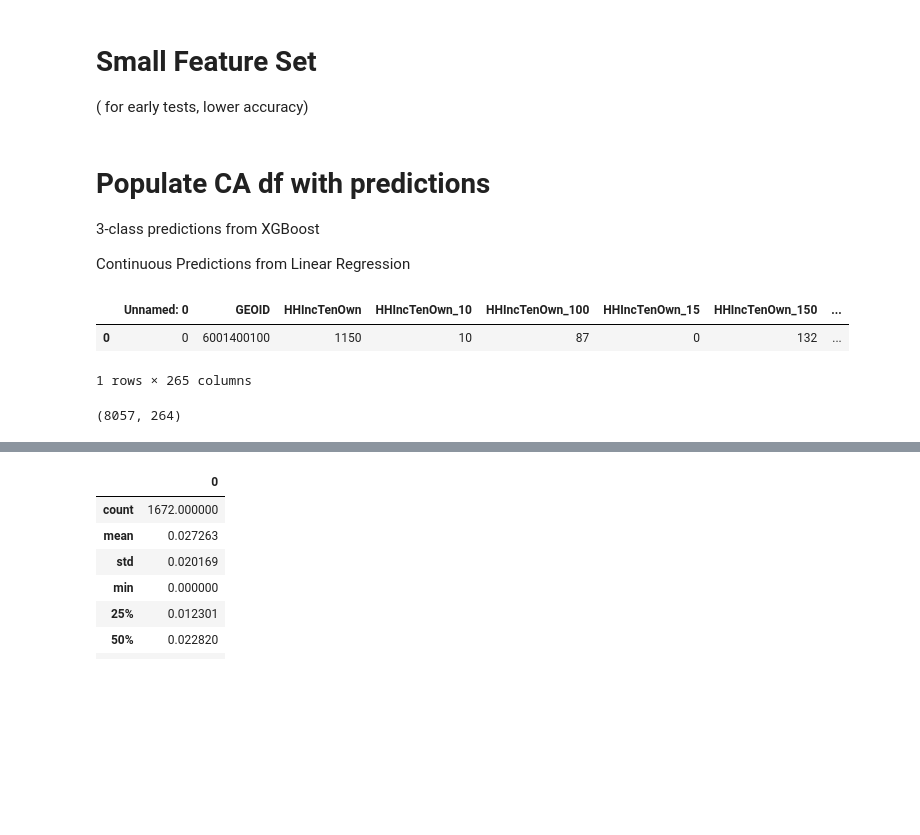
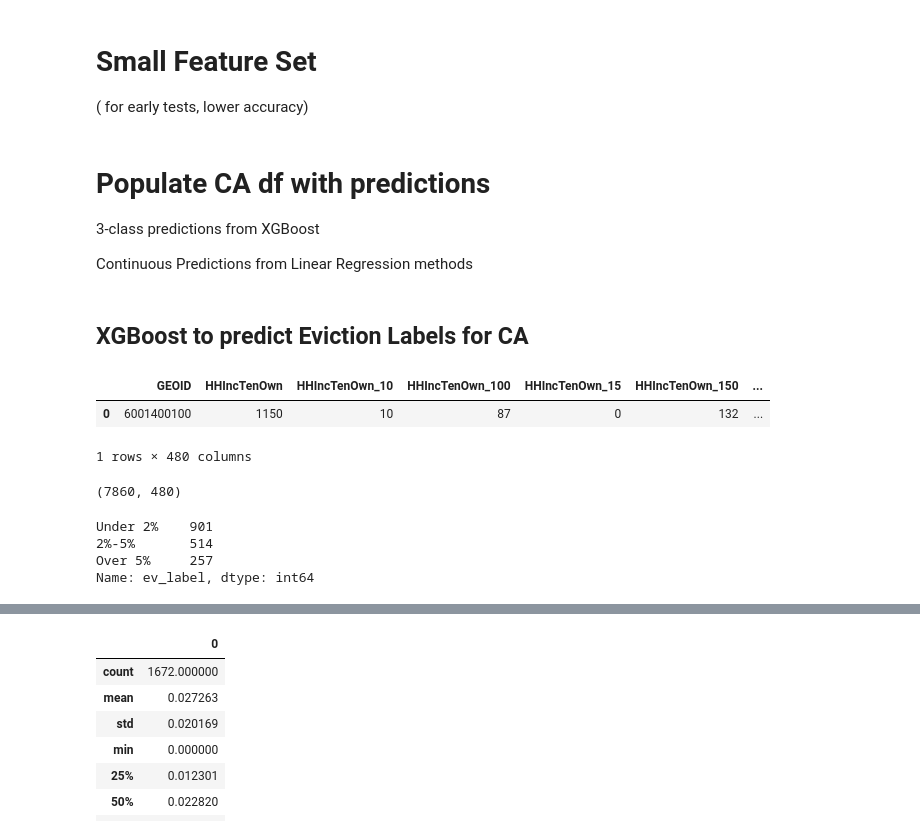
Before and after one commit to jearcher/project-home, a Jupyter notebook: code/colab_notebooks/main_capstone_modeling.ipynb, the cells around one changed output, grey strips where cells are left out. Cells and saved outputs as stored; diff of their text form; code cells hidden in the pictures; blank space fills up the shorter version.

```diff
--- a/code/colab_notebooks/main_capstone_modeling.ipynb
+++ b/code/colab_notebooks/main_capstone_modeling.ipynb
@@ -562,16 +545,24 @@ small_feature_set = ['white_ratio','black_ratio','asian_ratio','latinx_ratio','w
 # Populate CA df with predictions
 3-class predictions from XGBoost
 
-Continuous Predictions from Linear Regression
+Continuous Predictions from Linear Regression methods
+# %% [markdown]
+## XGBoost to predict Eviction Labels for CA
 # %%
-unlabeled_data = pd.read_csv('/content/ca.csv')
+unlabeled_data = pd.read_csv('/content/ca.csv').drop(columns=['Unnamed: 0'])
 unlabeled_data.head(1)
 # %% [output]
-|  | Unnamed: 0 | GEOID | HHIncTenOwn | HHIncTenOwn_10 | HHIncTenOwn_100 | HHIncTenOwn_15 | HHIncTenOwn_150 | ... |
-| 0 | 0 | 6001400100 | 1150 | 10 | 87 | 0 | 132 | ... |
+|  | GEOID | HHIncTenOwn | HHIncTenOwn_10 | HHIncTenOwn_100 | HHIncTenOwn_15 | HHIncTenOwn_150 | ... |
+| 0 | 6001400100 | 1150 | 10 | 87 | 0 | 132 | ... |
-1 rows × 265 columns
+1 rows × 480 columns
-# %%
-unlabeled_data = unlabeled_data.drop(columns=['Unnamed: 0'])
-unlabeled_data.shape
-# %% [output]
-(8057, 264)
+# %%
+unlabeled_data.shape
+# %% [output]
+(7860, 480)
+# %%
+ dev_labels.value_counts()
+# %% [output]
+Under 2%    901
+2%-5%       514
+Over 5%     257
+Name: ev_label, dtype: int64
```
Also changed, not shown: parts of 66 cells of this notebook, 3 other files.
